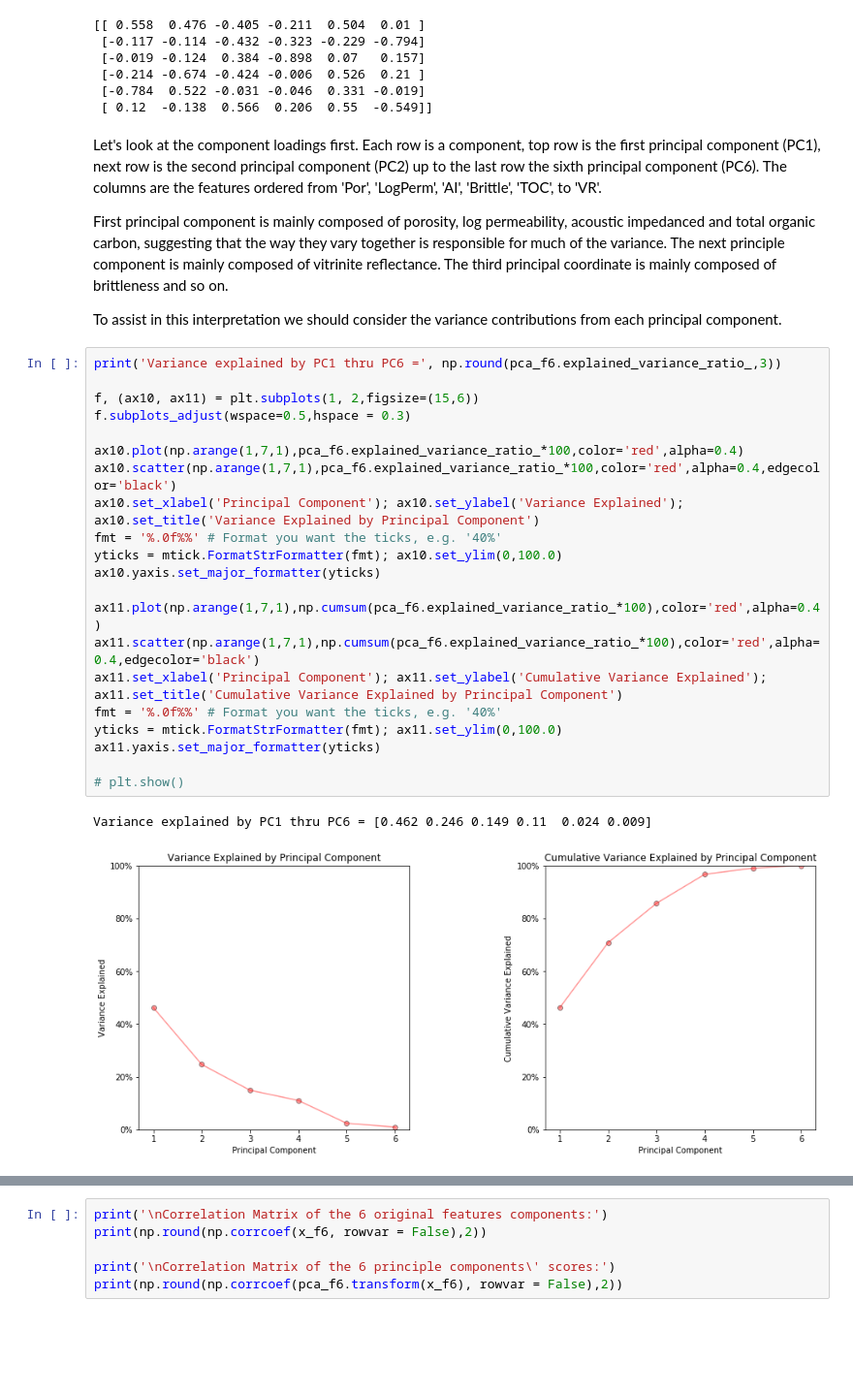
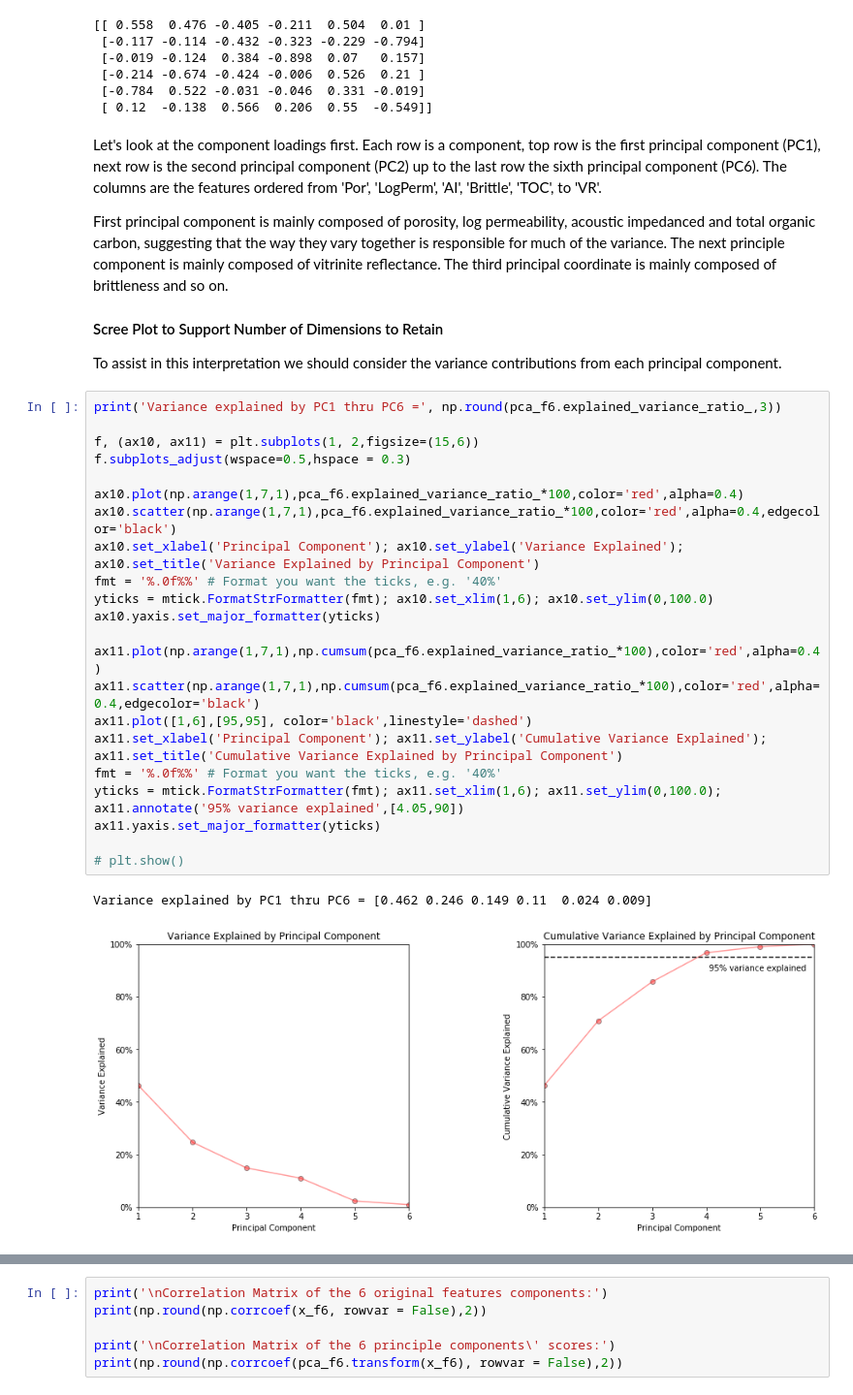
Before and after one commit to GeostatsGuy/PythonNumericalDemos, a Jupyter notebook: SubsurfaceDataAnalytics_PCA.ipynb, the cells around one changed output, grey strips where cells are left out. Shown at 97% size. Cells and saved outputs as stored; diff of their text form; blank space fills up the shorter version.

```diff
--- a/SubsurfaceDataAnalytics_PCA.ipynb
+++ b/SubsurfaceDataAnalytics_PCA.ipynb
@@ -700,29 +709,32 @@ Let's look at the component loadings first.  Each row is a component, top row is
 
 First principal component is mainly composed of porosity, log permeability, acoustic impedanced and total organic carbon, suggesting that the way they vary together is responsible for much of the variance.  The next principle component is mainly composed of vitrinite reflectance.  The third principal coordinate is mainly composed of brittleness and so on.
 
+#### Scree Plot to Support Number of Dimensions to Retain
+
 To assist in this interpretation we should consider the variance contributions from each principal component.
 # %%
 print('Variance explained by PC1 thru PC6 =', np.round(pca_f6.explained_variance_ratio_,3))
 
 f, (ax10, ax11) = plt.subplots(1, 2,figsize=(15,6))
 f.subplots_adjust(wspace=0.5,hspace = 0.3)
 
 ax10.plot(np.arange(1,7,1),pca_f6.explained_variance_ratio_*100,color='red',alpha=0.4)
 ax10.scatter(np.arange(1,7,1),pca_f6.explained_variance_ratio_*100,color='red',alpha=0.4,edgecolor='black')
 ax10.set_xlabel('Principal Component'); ax10.set_ylabel('Variance Explained'); ax10.set_title('Variance Explained by Principal Component')
 fmt = '%.0f%%' # Format you want the ticks, e.g. '40%'
-yticks = mtick.FormatStrFormatter(fmt); ax10.set_ylim(0,100.0)
+yticks = mtick.FormatStrFormatter(fmt); ax10.set_xlim(1,6); ax10.set_ylim(0,100.0)
 ax10.yaxis.set_major_formatter(yticks)
 
 ax11.plot(np.arange(1,7,1),np.cumsum(pca_f6.explained_variance_ratio_*100),color='red',alpha=0.4)
 ax11.scatter(np.arange(1,7,1),np.cumsum(pca_f6.explained_variance_ratio_*100),color='red',alpha=0.4,edgecolor='black')
+ax11.plot([1,6],[95,95], color='black',linestyle='dashed')
 ax11.set_xlabel('Principal Component'); ax11.set_ylabel('Cumulative Variance Explained'); ax11.set_title('Cumulative Variance Explained by Principal Component')
 fmt = '%.0f%%' # Format you want the ticks, e.g. '40%'
-yticks = mtick.FormatStrFormatter(fmt); ax11.set_ylim(0,100.0)
+yticks = mtick.FormatStrFormatter(fmt); ax11.set_xlim(1,6); ax11.set_ylim(0,100.0); ax11.annotate('95% variance explained',[4.05,90])
 ax11.yaxis.set_major_formatter(yticks)
 
 # plt.show()
 # %% [output]
 Variance explained by PC1 thru PC6 = [0.462 0.246 0.149 0.11  0.024 0.009]
-[figure, old version]
+[figure, new version]
 # %% [markdown]
```
Also changed, not shown: parts of 22 cells of this notebook.
